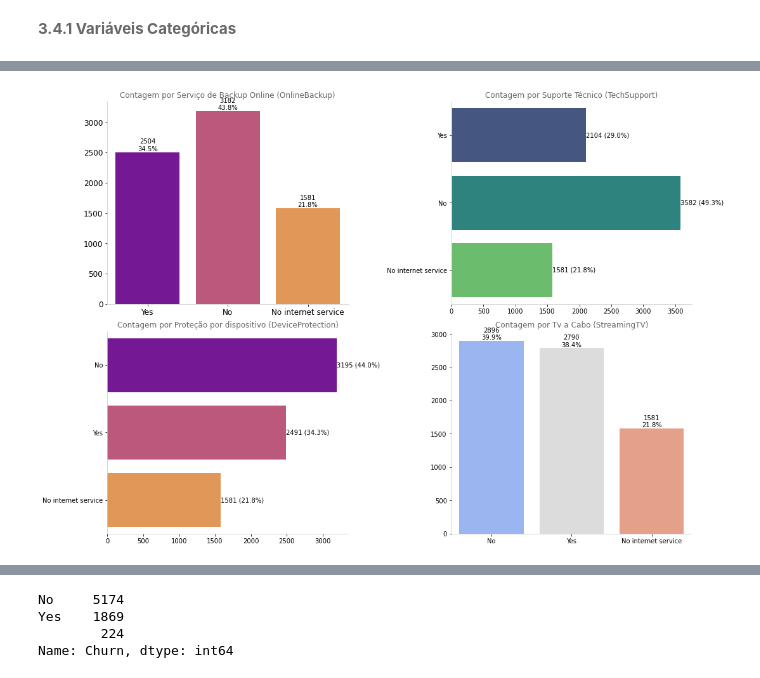
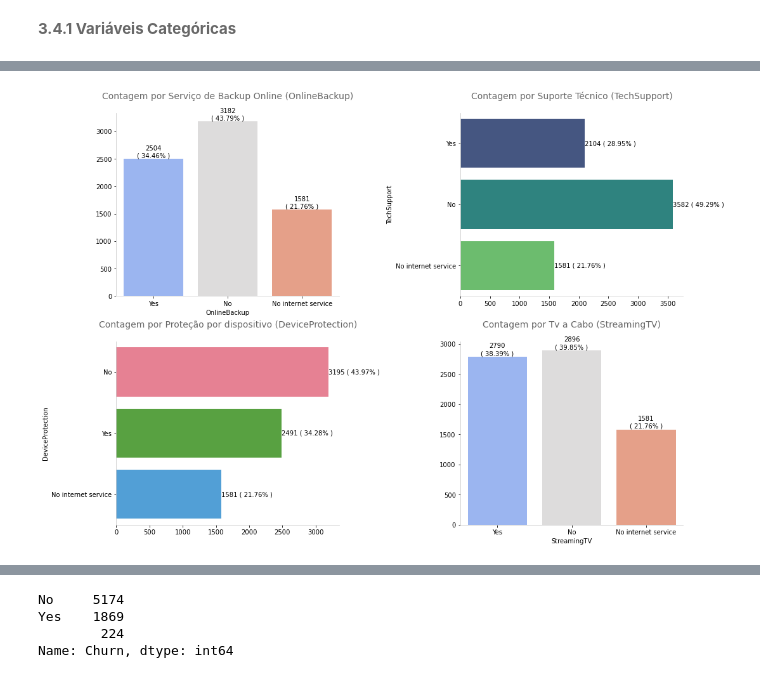
Before and after one commit to Joao-TheCosmosIsInfinite/alura-voz, a Jupyter notebook: Churn_Clientes.ipynb, the cells around one changed output, grey strips where cells are left out. Saved outputs shown, nothing was run; the diff lists cells and outputs as text; code cells hidden in the pictures.

```diff
--- a/Churn_Clientes.ipynb
+++ b/Churn_Clientes.ipynb
@@ -327,42 +322,40 @@ plt.show()
 # %%
 fig = plt.figure(constrained_layout=True, figsize=(15, 10))
 gs = GridSpec(2, 2, figure=fig)
 ax1 = fig.add_subplot(gs[0, 0])
 ax2 = fig.add_subplot(gs[1, 0])
 ax3 = fig.add_subplot(gs[0, 1])
 ax4 = fig.add_subplot(gs[1, 1])
 
 # Grafico 1
-single_countplot(df_spams, x='OnlineBackup', ax=ax1, order=False)
-ax1.tick_params(axis = 'both',
-               which = 'major',
-               labelsize = 12)
-
-ax1.set_title('Contagem por Serviço de Backup Online (OnlineBackup)', size=12, color='dimgrey')
-ax1.set_ylabel('')
-ax1.set_xlabel('')
+bar_count_plot(df_spams,
+               x='OnlineBackup',
+               ax=ax1,
+               title='Contagem por Serviço de Backup Online (OnlineBackup)',
+               palette='coolwarm')
 
 # Grafico 2
-single_countplot(df_spams, y='DeviceProtection', ax=ax2, order=False)
-ax2.set_title('Contagem por Proteção por dispositivo (DeviceProtection)', size=12, color='dimgrey')
-ax2.set_ylabel('')
-ax2.set_xlabel('')
+bar_count_plot(df_spams,
+               y='DeviceProtection',
+               ax=ax2,
+               title='Contagem por Proteção por dispositivo (DeviceProtection)')
+
 
 # Grafico 3
-single_countplot(df_spams, y='TechSupport', ax=ax3, order=False, palette='viridis')
-ax3.set_title('Contagem por Suporte Técnico (TechSupport)', size=12, color='dimgrey')
-ax3.set_ylabel('')
-ax3.set_xlabel('')
+bar_count_plot(df_spams,
+               y='TechSupport',
+               ax=ax3,
+               title='Contagem por Suporte Técnico (TechSupport)',
+               palette='viridis')
+
 
 # Grafico 3
-single_countplot(df_spams, x='StreamingTV', ax=ax4, order=True, palette='coolwarm')
-ax4.set_title('Contagem por Tv a Cabo (StreamingTV)', size=12, color='dimgrey')
-ax4.set_ylabel('')
-ax4.set_xlabel('')
+bar_count_plot(df_spams, x='StreamingTV', ax=ax4, title='Contagem por Tv a Cabo (StreamingTV)', palette='coolwarm')
+
 
 plt.show()
 # %% [output]
-[figure, old version]
+[figure, new version]
 # %%
 fig = plt.figure(constrained_layout=True, figsize=(15, 10))
 gs = GridSpec(2, 2, figure=fig)
```
Also changed, not shown: parts of 10 cells of this notebook, 1 other file.
